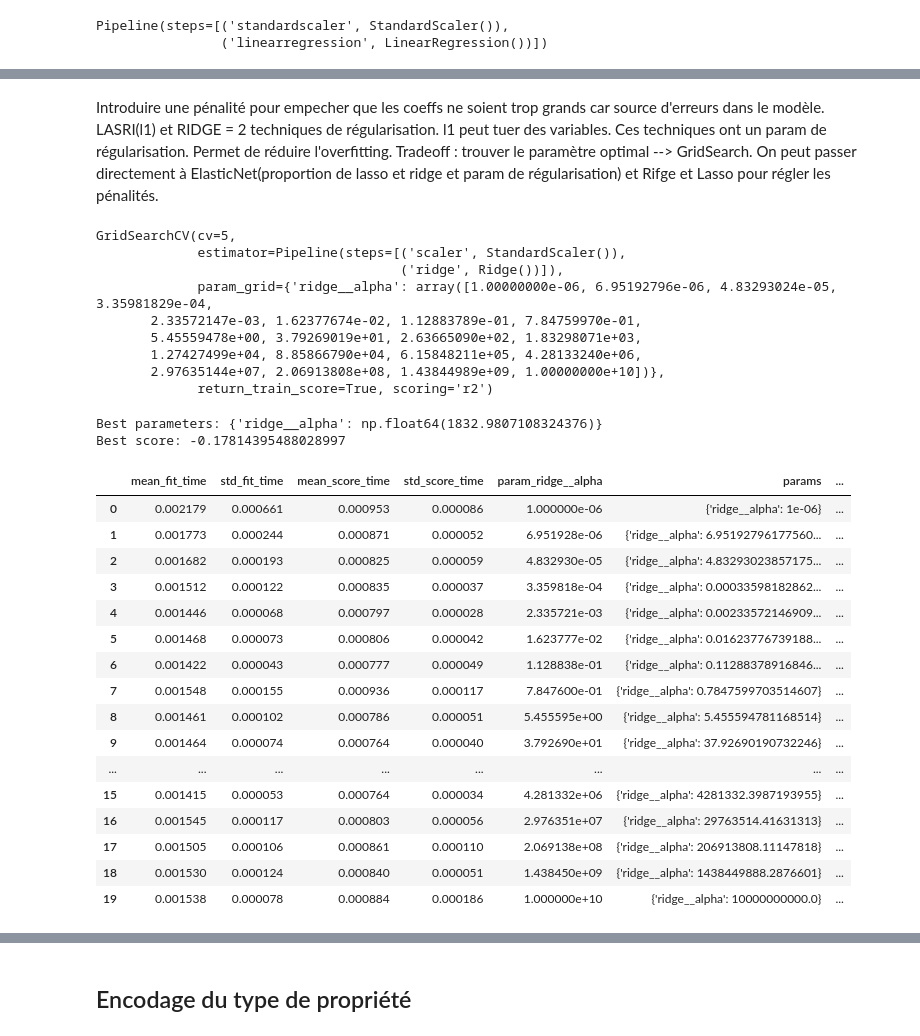
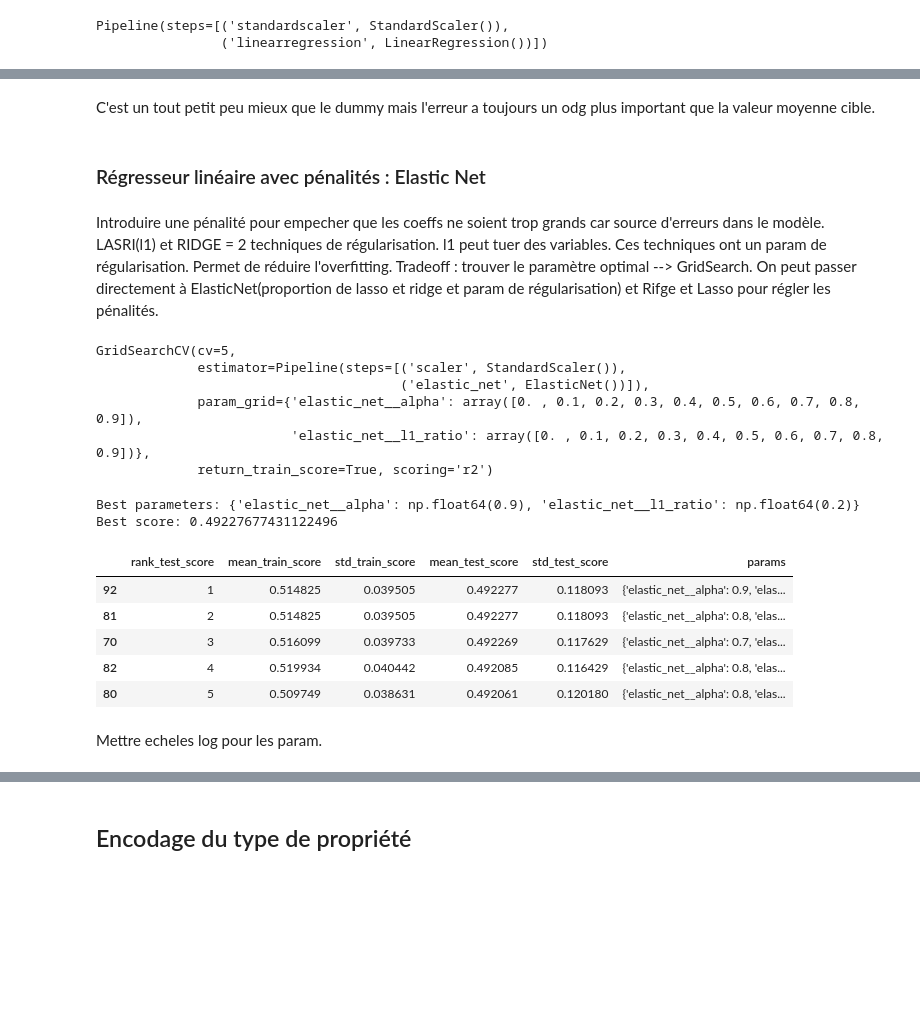
Before and after one commit to Manon-56/OC_P4, a Jupyter notebook: Projet4_notebook.ipynb, the cells around one changed output, grey strips where cells are left out. Cells and saved outputs as stored; diff of their text form; code cells hidden in the pictures; blank space fills up the shorter version.

```diff
--- a/Projet4_notebook.ipynb
+++ b/Projet4_notebook.ipynb
@@ -409,0 +461,3 @@ plt.show()
+# %%
+clean_data['Neighborhood'] = clean_data['Neighborhood'].str.upper()
+clean_data['Neighborhood'].unique()
@@ -409,0 +471,3 @@ plt.show()
+# %%
+clean_data.loc[clean_data['Neighborhood'] == 'DELRIDGE NEIGHBORHOODS', 'Neighborhood'] = 'DELRIDGE'
+clean_data['Neighborhood'].unique()
@@ -487,7 +798,7 @@ Nous disposons aussi de variables catégorielles potentiellement intéressantes
 # %%
-data_selected = raw_data[['NumberofBuildings','NumberofFloors','PropertyGFABuilding(s)','LargestPropertyUseTypeGFA', 'SecondLargestPropertyUseTypeGFA',
+data_selected = clean_data[['NumberofBuildings','NumberofFloors','YearBuilt','PropertyGFABuilding(s)','LargestPropertyUseTypeGFA', 'SecondLargestPropertyUseTypeGFA',
                           'ThirdLargestPropertyUseTypeGFA','PrimaryPropertyType','LargestPropertyUseType', 'SecondLargestPropertyUseType','ThirdLargestPropertyUseType',
-                          'SiteEnergyUseWN(kBtu)','TotalGHGEmissions']]
+                          'Neighborhood', 'SiteEnergyUseWN(kBtu)','TotalGHGEmissions']]
 # %%
 msno.bar(data_selected)
 # %% [output]
@@ -664,13 +969,0 @@ Pipeline(steps=[('standardscaler', StandardScaler()),
-# %%
-# evaluate pipeline with cross validation
-cross_val_score(model_LinReg, X_train_numeric, y_train, cv = 5,
-                scoring = 'neg_root_mean_squared_error')
-# en optimisant les paramètres du régresseur linéaire
-params = [
-
-]
-grid = GridSearchCV(model_LinReg, param_grid= params, cv = 5,
-                scoring = 'neg_root_mean_squared_error')
-grid.fit(X_train_numeric, y_train)
-grid.best_params
-#Mais il n'y a pas de paramètres à optimiser pour la régression linéaire
@@ -681,67 +976,61 @@ ValueError: No fits were performed. Was the CV iterator empty? Were there no can
+# %% [markdown]
+C'est un tout petit peu mieux que le dummy mais l'erreur a toujours un odg plus important que la valeur moyenne cible.
+# %% [markdown]
+### Régresseur linéaire avec pénalités : Elastic Net
 # %% [markdown]
 Introduire une pénalité pour empecher que les coeffs ne soient trop grands car source d'erreurs dans le modèle. LASRI(l1) et RIDGE = 2 techniques de régularisation. l1 peut tuer des variables. Ces techniques ont un param de régularisation. Permet de réduire l'overfitting. Tradeoff : trouver le paramètre optimal --> GridSearch.
 On peut passer directement à ElasticNet(proportion de lasso et ridge et param de régularisation) et Rifge et Lasso pour régler les pénalités.
 # %%
 from sklearn.pipeline import Pipeline
 from sklearn.preprocessing import StandardScaler
-from sklearn.linear_model import Ridge
+from sklearn.linear_model import ElasticNet
 from sklearn.model_selection import GridSearchCV
 
 # Define pipeline with StandardScaler and Ridge regression
 steps = [
     ('scaler', StandardScaler()),
-    ('ridge', Ridge())
+    ('elastic_net', ElasticNet())
 ]
 
 pipeline = Pipeline(steps)
 
 # Define parameter grid for alpha values
 param_grid = {
-    'ridge__alpha': np.logspace(-6, 10, 20)  # Search from 10^-4 to 10^2
+    'elastic_net__alpha': np.logspace()
+    np.array(range(0, 10))/10,
+    'elastic_net__l1_ratio': np.array(range(0, 10))/10
 }
 
 # Initialize GridSearchCV with cross-validation
 grid_search = GridSearchCV(
     estimator=pipeline,
     param_grid=param_grid,
     return_train_score=True,
     cv=5,
     scoring='r2'
 )
 
 # Fit the grid search to your data
 grid_search.fit(X_train_numeric, y_train)
 
 # Print results
 print(f"Best parameters: {grid_search.best_params_}")
-print(f"Best score: {-grid_search.best_score_}")  # Negative because we used neg_mean_squared_error
-pd.DataFrame(grid_search.cv_results_)
+print(f"Best score: {grid_search.best_score_}")
+results = pd.DataFrame(grid_search.cv_results_)
+results = results[['rank_test_score','mean_train_score','std_train_score','mean_test_score','std_test_score','params']].sort_values(['rank_test_score'])
+results.head()
 # %% [output]
 GridSearchCV(cv=5,
              estimator=Pipeline(steps=[('scaler', StandardScaler()),
-                                       ('ridge', Ridge())]),
-             param_grid={'ridge__alpha': array([1.00000000e-06, 6.95192796e-06, 4.83293024e-05, 3.35981829e-04,
-       2.33572147e-03, 1.62377674e-02, 1.12883789e-01, 7.84759970e-01,
-       5.45559478e+00, 3.79269019e+01, 2.63665090e+02, 1.83298071e+03,
-       1.27427499e+04, 8.85866790e+04, 6.15848211e+05, 4.28133240e+06,
-       2.97635144e+07, 2.06913808e+08, 1.43844989e+09, 1.00000000e+10])},
+                                       ('elastic_net', ElasticNet())]),
+             param_grid={'elastic_net__alpha': array([0. , 0.1, 0.2, 0.3, 0.4, 0.5, 0.6, 0.7, 0.8, 0.9]),
+                         'elastic_net__l1_ratio': array([0. , 0.1, 0.2, 0.3, 0.4, 0.5, 0.6, 0.7, 0.8, 0.9])},
              return_train_score=True, scoring='r2')
-Best parameters: {'ridge__alpha': np.float64(1832.9807108324376)}
-Best score: -0.17814395488028997
+Best parameters: {'elastic_net__alpha': np.float64(0.9), 'elastic_net__l1_ratio': np.float64(0.2)}
+Best score: 0.49227677431122496
-|  | mean_fit_time | std_fit_time | mean_score_time | std_score_time | param_ridge__alpha | params | ... |
-| 0 | 0.002179 | 0.000661 | 0.000953 | 0.000086 | 1.000000e-06 | {'ridge__alpha': 1e-06} | ... |
-| 1 | 0.001773 | 0.000244 | 0.000871 | 0.000052 | 6.951928e-06 | {'ridge__alpha': 6.95192796177560... | ... |
-| 2 | 0.001682 | 0.000193 | 0.000825 | 0.000059 | 4.832930e-05 | {'ridge__alpha': 4.83293023857175... | ... |
-| 3 | 0.001512 | 0.000122 | 0.000835 | 0.000037 | 3.359818e-04 | {'ridge__alpha': 0.00033598182862... | ... |
-| 4 | 0.001446 | 0.000068 | 0.000797 | 0.000028 | 2.335721e-03 | {'ridge__alpha': 0.00233572146909... | ... |
-| 5 | 0.001468 | 0.000073 | 0.000806 | 0.000042 | 1.623777e-02 | {'ridge__alpha': 0.01623776739188... | ... |
-| 6 | 0.001422 | 0.000043 | 0.000777 | 0.000049 | 1.128838e-01 | {'ridge__alpha': 0.11288378916846... | ... |
-| 7 | 0.001548 | 0.000155 | 0.000936 | 0.000117 | 7.847600e-01 | {'ridge__alpha': 0.7847599703514607} | ... |
-| 8 | 0.001461 | 0.000102 | 0.000786 | 0.000051 | 5.455595e+00 | {'ridge__alpha': 5.455594781168514} | ... |
-| 9 | 0.001464 | 0.000074 | 0.000764 | 0.000040 | 3.792690e+01 | {'ridge__alpha': 37.92690190732246} | ... |
-| ... | ... | ... | ... | ... | ... | ... | ... |
-| 15 | 0.001415 | 0.000053 | 0.000764 | 0.000034 | 4.281332e+06 | {'ridge__alpha': 4281332.3987193955} | ... |
-| 16 | 0.001545 | 0.000117 | 0.000803 | 0.000056 | 2.976351e+07 | {'ridge__alpha': 29763514.41631313} | ... |
-| 17 | 0.001505 | 0.000106 | 0.000861 | 0.000110 | 2.069138e+08 | {'ridge__alpha': 206913808.11147818} | ... |
-| 18 | 0.001530 | 0.000124 | 0.000840 | 0.000051 | 1.438450e+09 | {'ridge__alpha': 1438449888.2876601} | ... |
-| 19 | 0.001538 | 0.000078 | 0.000884 | 0.000186 | 1.000000e+10 | {'ridge__alpha': 10000000000.0} | ... |
+|  | rank_test_score | mean_train_score | std_train_score | mean_test_score | std_test_score | params |
+| 92 | 1 | 0.514825 | 0.039505 | 0.492277 | 0.118093 | {'elastic_net__alpha': 0.9, 'elas... |
+| 81 | 2 | 0.514825 | 0.039505 | 0.492277 | 0.118093 | {'elastic_net__alpha': 0.8, 'elas... |
+| 70 | 3 | 0.516099 | 0.039733 | 0.492269 | 0.117629 | {'elastic_net__alpha': 0.7, 'elas... |
+| 82 | 4 | 0.519934 | 0.040442 | 0.492085 | 0.116429 | {'elastic_net__alpha': 0.8, 'elas... |
+| 80 | 5 | 0.509749 | 0.038631 | 0.492061 | 0.120180 | {'elastic_net__alpha': 0.8, 'elas... |
@@ -811,0 +1037,2 @@ Best score: -0.17814395488028997
+# %% [markdown]
+Mettre echeles log pour les param.
```
Also changed, not shown: parts of 212 cells of this notebook, 1 other file.
